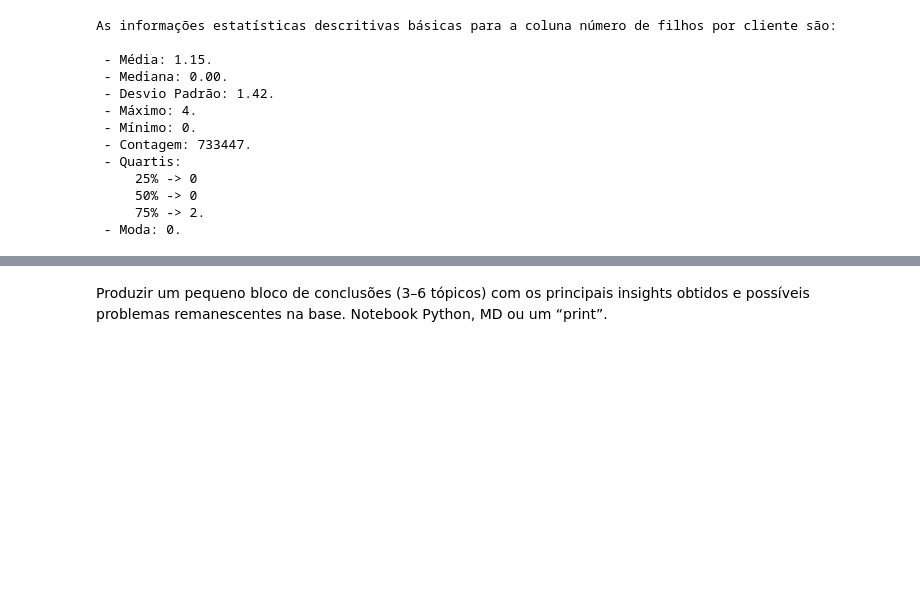
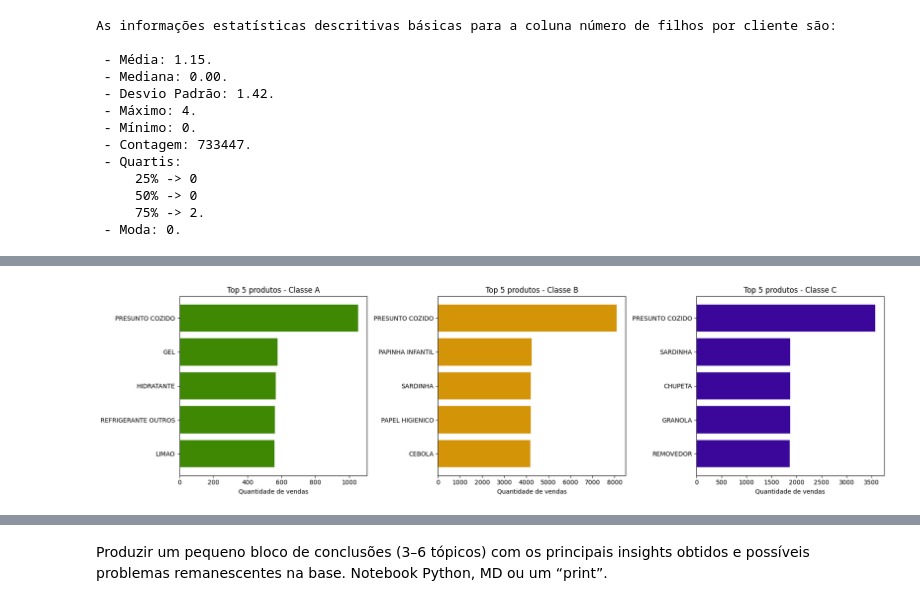
Before and after one commit to laisalegri/miniprojeto, a Jupyter notebook: miniprojeto_lais.ipynb, the cells around one changed output, grey strips where cells are left out. Drawn from its saved outputs; the diff is of its cells as text; code cells hidden in the pictures; blank space fills up the shorter version.

```diff
--- a/miniprojeto_lais.ipynb
+++ b/miniprojeto_lais.ipynb
@@ -336,0 +521,39 @@ As informações estatísticas descritivas básicas para a coluna número de fil
+# %%
+# Gráficos
+
+fig, axs = plt.subplots(1, 3, figsize=(18, 5))
+
+# Classe A
+top_5_A = top_5_A.sort_values("qtd_vendas", ascending=True)
+axs[0].barh(
+    top_5_A["produto"],
+    top_5_A["qtd_vendas"],
+    color="#3F8804"
+)
+axs[0].set_title("Top 5 produtos - Classe A")
+axs[0].set_xlabel("Quantidade de vendas")
+
+# Classe B
+top_5_B = top_5_B.sort_values("qtd_vendas", ascending=True)
+axs[1].barh(
+    top_5_B["produto"],
+    top_5_B["qtd_vendas"],
+    color="#D49408"
+)
+axs[1].set_title("Top 5 produtos - Classe B")
+axs[1].set_xlabel("Quantidade de vendas")
+
+# Classe C
+top_5_C = top_5_C.sort_values("qtd_vendas", ascending=True)
+axs[2].barh(
+    top_5_C["produto"],
+    top_5_C["qtd_vendas"],
+    color="#3B079B"
+)
+axs[2].set_title("Top 5 produtos - Classe C")
+axs[2].set_xlabel("Quantidade de vendas")
+
+plt.tight_layout()
+plt.show()
+# %% [output]
+[figure, added]
```
Also changed, not shown: parts of 13 cells of this notebook, 2 other files.
